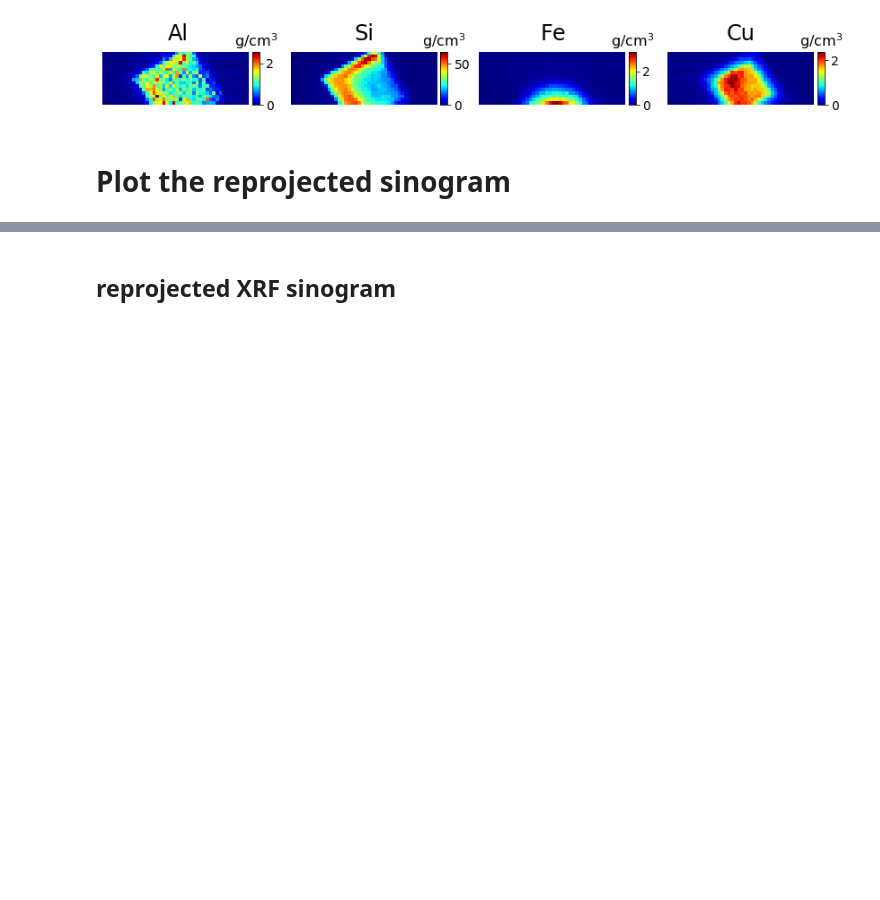
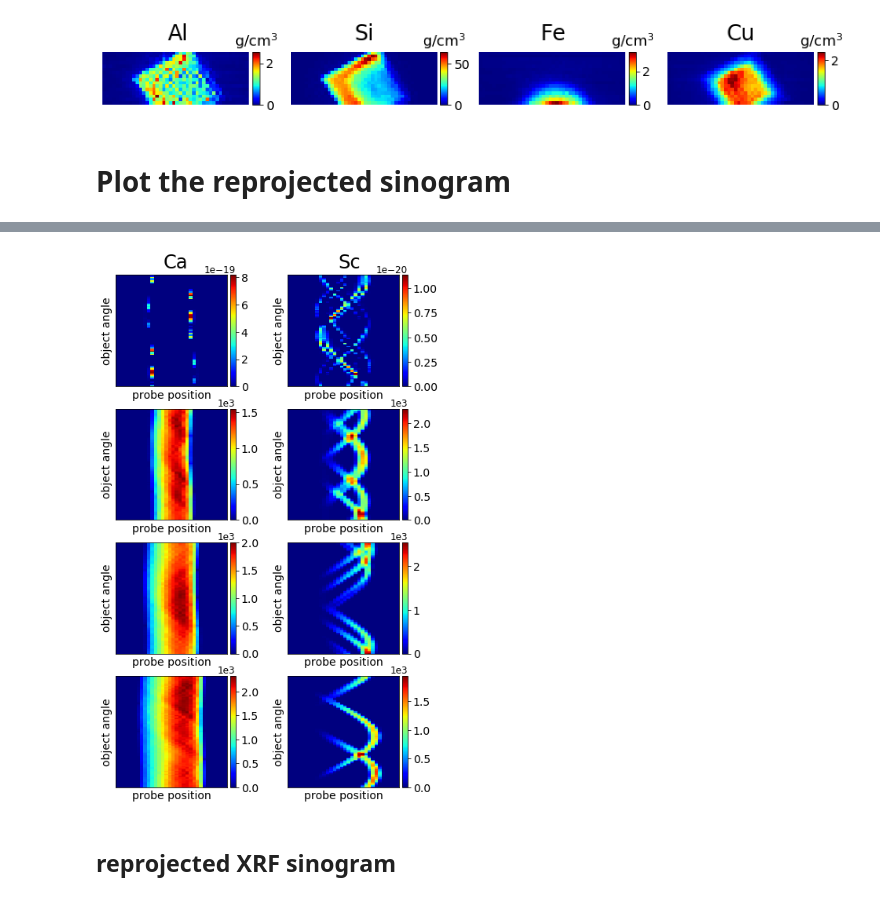
Before and after one commit to hpphappy/XRF_tomography, a Jupyter notebook: 3D/recon_plot-Copy1.ipynb, the cells around one changed output, grey strips where cells are left out. Drawn from its saved outputs; the diff is of its cells as text; code cells hidden in the pictures; blank space fills up the shorter version.

```diff
--- a/3D/recon_plot-Copy1.ipynb
+++ b/3D/recon_plot-Copy1.ipynb
@@ -624,2 +624,91 @@ f_XRT_data = 'reprojected_XRT_data'
 
 ######################################################################
+# %%
+n_elements = len(this_aN_dic)
+line_idx_all_elements_ls = [[0],[1]]
+# line_idx_all_elements_ls = [[0,1], [2,3]]
+n_theta_cpu =  n_theta.to("cpu")
+n_theta_ds_factor = 1
+layer_idx_ls = np.arange(0, 32, 8)
+# layer_idx_ls = np.array([30, 40])
+
+# XRF_data = np.load(os.path.join(data_path, f_XRF_data) + '.npy').astype(np.float32)
+# print(XRF_data.shape) # (n_theta, n_lines, n_probe_pos)
+
+with h5py.File(os.path.join(data_path, f_XRF_data +'.h5'), "r") as s:
+    XRF_data = s["exchange/data"][...].astype(np.float32)
+    #shape=(n_lines, n_theta, sample_height_n, sample_size_n)
+    print(XRF_data.shape)
+vmax_element_ls = [250]
+
+fig6 = plt.figure(figsize=(4 * n_elements * 0.9 , 3 * len(layer_idx_ls)))
+gs6 = gridspec.GridSpec(nrows=len(layer_idx_ls), ncols=n_elements)
+
+# fig6.text(0.165+0.035, 0.89, 'Al', color='black', fontsize=24)
+# fig6.text(0.367+0.035, 0.89, 'Si', color='black', fontsize=24)
+# fig6.text(0.569+0.035, 0.89, 'Fe', color='black', fontsize=24)
+# fig6.text(0.770+0.035, 0.89, 'Cu', color='black', fontsize=24)
+
+fig6.text(0.270, 0.89, 'Ca', color='black', fontsize=24)
+fig6.text(0.700, 0.89, 'Sc', color='black', fontsize=24)
+# fig6.text(0.45, 0.89, 'Sc', color='black', fontsize=24)
+
+# for i_element in range(n_elements):
+#     max_XRF_data_this_line = 0.
+#     for idx, layer_idx in enumerate(layer_idx_ls):
+#         probe_pos_st = sample_size_n * layer_idx
+#         probe_pos_end = sample_size_n * (layer_idx + 1)
+#         XRF_data_ds = np.zeros(XRF_data[::n_theta_ds_factor, 0, probe_pos_st:probe_pos_end].shape)
+#         line_idx_ls = line_idx_all_elements_ls[i_element]
+#         for line_idx in line_idx_ls:
+#             XRF_data_ds += XRF_data[::n_theta_ds_factor, line_idx, probe_pos_st:probe_pos_end]
+# #         print(np.argwhere(XRF_data_ds == np.max(XRF_data_ds)))
+# #         XRF_data_ds = np.transpose(XRF_data_ds, (1,0))
+#         max_XRF_data_this_line = np.max(np.array([max_XRF_data_this_line, np.max(XRF_data_ds)]))
+#         fig6_ax1 = fig6.add_subplot(gs6[idx, i_element])
+# #         pos = fig6_ax1.imshow(XRF_data_ds, cmap='jet', vmin=0, vmax=vmax_element_ls[i_element], origin='lower', extent=[0, 100, 100, 0])
+#         pos = fig6_ax1.imshow(XRF_data_ds, cmap='jet', origin='lower', extent=[0, 100, 100, 0])
+#         plt.setp(fig6_ax1.get_xticklabels(), visible=False)
+#         plt.setp(fig6_ax1.get_yticklabels(), visible=False)
+#         fig6_ax1.tick_params(axis='both', which='both', length=0)
+# #         fig6_ax1.axis('off')
+#         divider = make_axes_locatable(fig6_ax1)
+#         cax = divider.append_axes("right", size="5%", pad=0.05)
+# #         ticks = np.arange(0, 12000, 2000)
+# #         cbar = fig6.colorbar(pos, cax=cax, ticks=ticks)
+#         cbar = fig6.colorbar(pos, cax=cax)
+#         cbar.ax.tick_params(labelsize=14)
+#         cbar.formatter.set_powerlimits((0, 0))
+#         fig6_ax1.set_xlabel("probe position", fontsize=14)
+#         fig6_ax1.set_ylabel("object angle", fontsize=14)
+#     # cbar.ax.set_title('XRF signal', size='14')
+# plt.savefig(os.path.join(data_path, 'reconstructed_XRF_sinogram.pdf'), format='pdf', dpi=600)
+
+#shape=(n_lines, n_theta, sample_height_n, sample_size_n)
+for i_element in range(n_elements):
+    for idx, layer_idx in enumerate(layer_idx_ls):
+        XRF_data_ds = np.zeros(XRF_data[0, ::n_theta_ds_factor, layer_idx, :].shape)
+        line_idx_ls = line_idx_all_elements_ls[i_element]
+        for line_idx in line_idx_ls:
+            XRF_data_ds += XRF_data[line_idx, ::n_theta_ds_factor, layer_idx, :]
+#         print(np.argwhere(XRF_data_ds == np.max(XRF_data_ds)))
+#         XRF_data_ds = np.transpose(XRF_data_ds, (1,0))
+        fig6_ax1 = fig6.add_subplot(gs6[idx, i_element])
+#         pos = fig6_ax1.imshow(XRF_data_ds, cmap='jet', vmin=0, vmax=vmax_element_ls[i_element], origin='lower', extent=[0, 100, 100, 0])
+        pos = fig6_ax1.imshow(XRF_data_ds, cmap='jet', origin='lower', extent=[0, 100, 100, 0])
+        plt.setp(fig6_ax1.get_xticklabels(), visible=False)
+        plt.setp(fig6_ax1.get_yticklabels(), visible=False)
+        fig6_ax1.tick_params(axis='both', which='both', length=0)
+#         fig6_ax1.axis('off')
+        divider = make_axes_locatable(fig6_ax1)
+        cax = divider.append_axes("right", size="5%", pad=0.05)
+#         ticks = np.arange(0, 12000, 2000)
+#         cbar = fig6.colorbar(pos, cax=cax, ticks=ticks)
+        cbar = fig6.colorbar(pos, cax=cax)
+        cbar.ax.tick_params(labelsize=14)
+        cbar.formatter.set_powerlimits((0, 0))
+        fig6_ax1.set_xlabel("probe position", fontsize=14)
+        fig6_ax1.set_ylabel("object angle", fontsize=14)
+    # cbar.ax.set_title('XRF signal', size='14')
+plt.savefig(os.path.join(data_path, 'reconstructed_XRF_sinogram.pdf'), format='pdf', dpi=600)
+# %% [output]
@@ -626,3 +716,4 @@ f_XRT_data = 'reprojected_XRT_data'
+[figure, added]
 # %% [markdown]
 ## reprojected XRF  sinogram
 # %%
```
Also changed, not shown: parts of 5 cells of this notebook, 3 other files.
